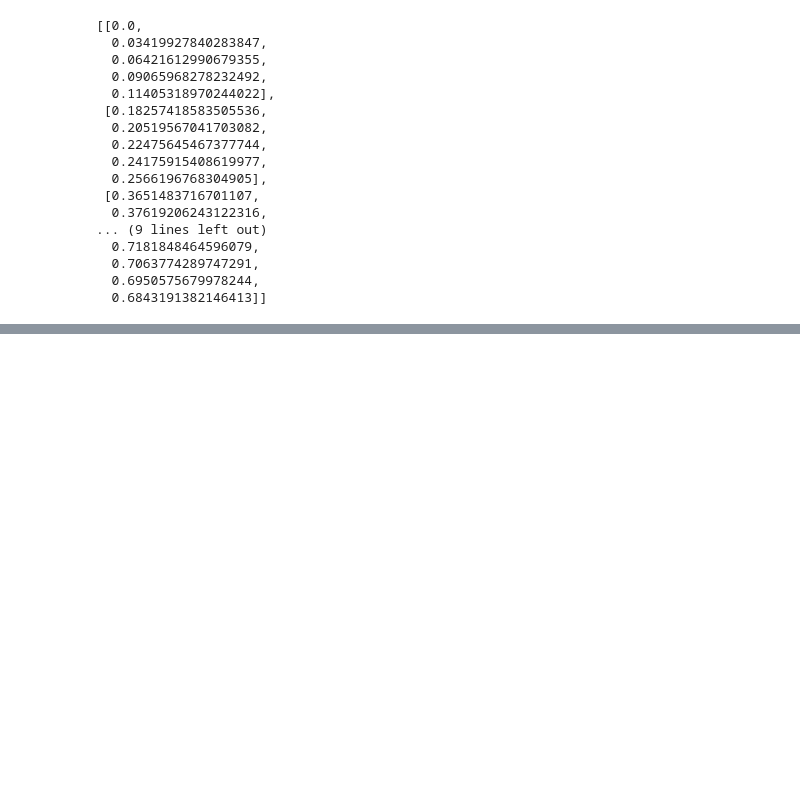
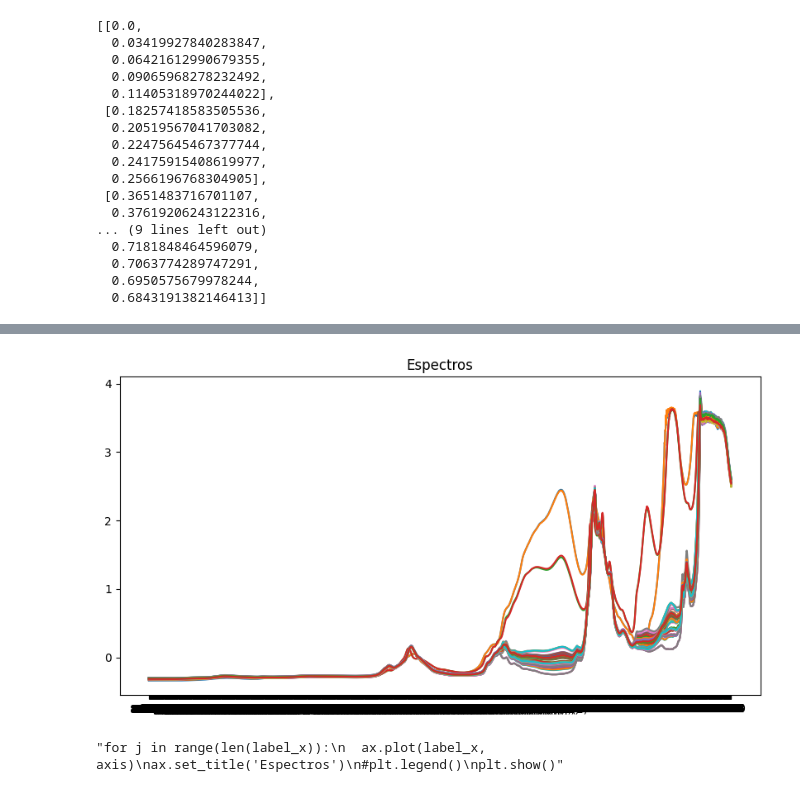
Before and after one commit to jisusP/MachineLearning, a Jupyter notebook: entornoGrafico.ipynb, the cells around one changed output, grey strips where cells are left out. Saved outputs shown, nothing was run; the diff lists cells and outputs as text; code cells hidden in the pictures; blank space fills up the shorter version.

```diff
--- a/entornoGrafico.ipynb
+++ b/entornoGrafico.ipynb
@@ -204,3 +204,9 @@ def linea_base(m):
   0.7063774289747291,
   0.6950575679978244,
   0.6843191382146413]]
+# %%
+import pandas as pd
+url = "/content/etanol_metanol_gasolina.xlsx"
+df = pd.read_excel(url)
+m = df.to_numpy()
+m
@@ -206,0 +222,6 @@ def linea_base(m):
+# %%
+matriz = df.drop(["Methanol", "Etanol", "Gas"], axis=1)
+matriz = matriz.rename(columns={"Unnamed: 0":"Composiciones"})
+matriz_x = matriz.drop(["Composiciones"], axis=1)
+matriz_y = matriz.iloc[:,0]
+matriz_x
@@ -206,0 +242,20 @@ def linea_base(m):
+# %%
+import matplotlib.pyplot as plt
+
+label_x=[]
+axis = []
+for x in matriz_x:
+  label_x.append(x)
+  label_y=[]
+  for y in matriz_x[x]:
+    label_y.append(y)
+  axis.append(label_y)
+
+fig, ax = plt.subplots(figsize=(10, 5))
+ax.plot(label_x, axis)
+ax.set_title('Espectros')
+#plt.legend()
+plt.show()
+# %% [output]
+[figure, added]
+"for j in range(len(label_x)):\n  ax.plot(label_x, axis)\nax.set_title('Espectros')\n#plt.legend()\nplt.show()"
```
Also changed, not shown: parts of 2 cells of this notebook.
